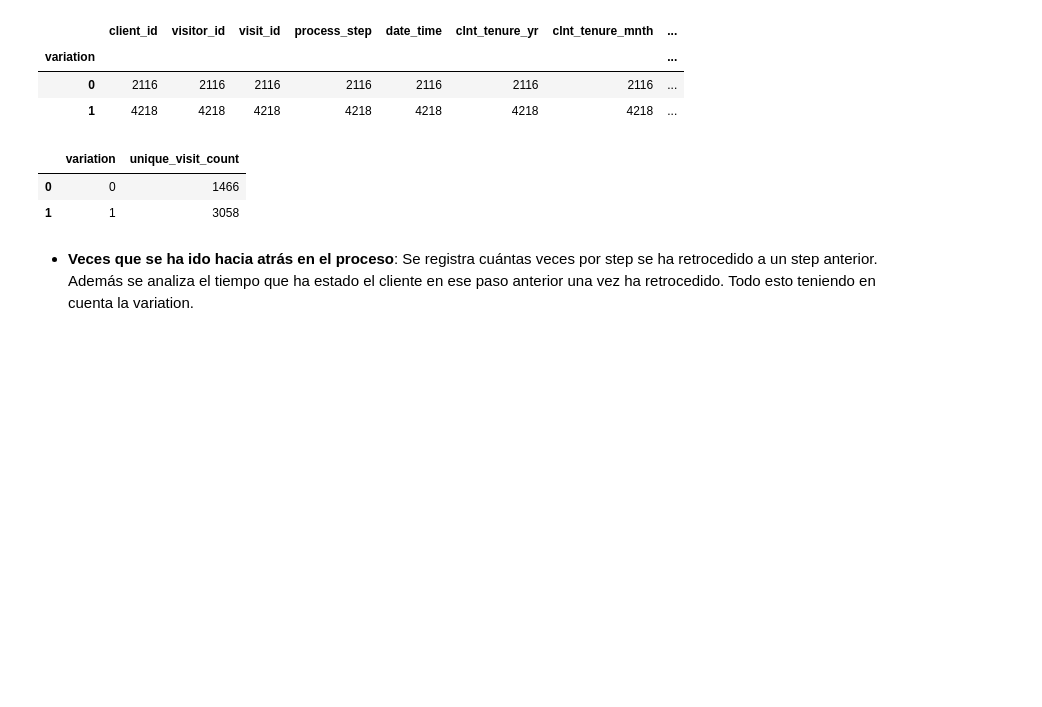
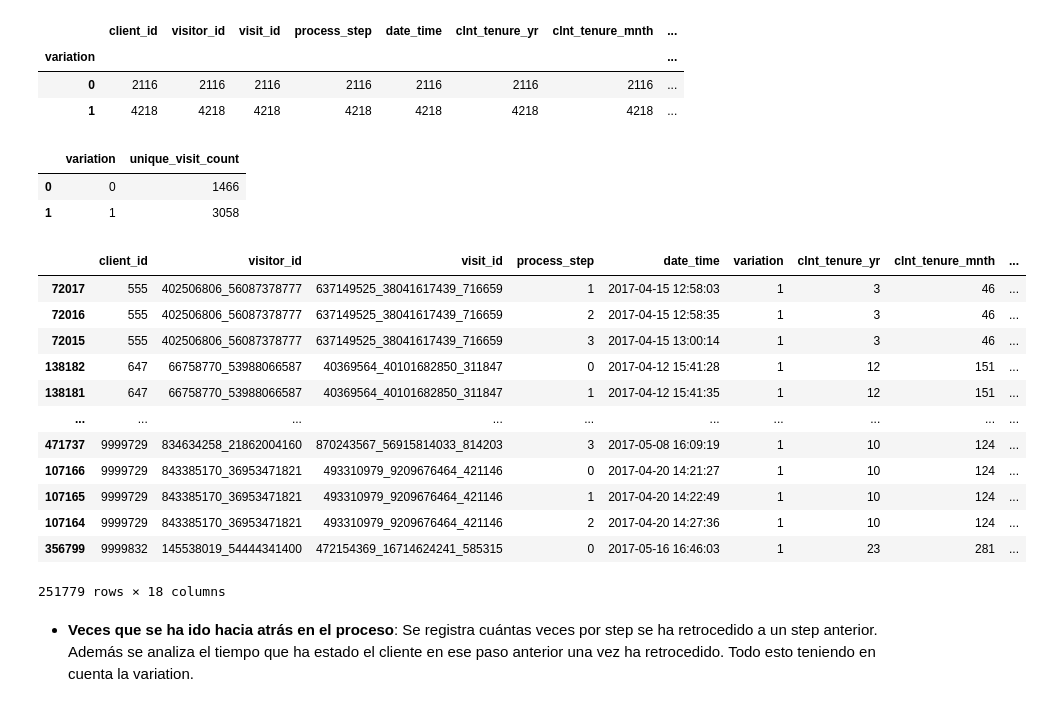
Before and after one commit to GabiCase/A-B_Testing, a Jupyter notebook: main.ipynb, the cells around one changed output. Drawn from its saved outputs; the diff is of its cells as text; code cells hidden in the pictures; blank space fills up the shorter version.

```diff
--- a/main.ipynb
+++ b/main.ipynb
@@ -773,6 +773,22 @@ count_unique_visits
 |  | variation | unique_visit_count |
 | 0 | 0 | 1466 |
 | 1 | 1 | 3058 |
+# %%
+df
+# %% [output]
+|  | client_id | visitor_id | visit_id | process_step | date_time | variation | clnt_tenure_yr | clnt_tenure_mnth | ... |
+| 72017 | 555 | 402506806_56087378777 | 637149525_38041617439_716659 | 1 | 2017-04-15 12:58:03 | 1 | 3 | 46 | ... |
+| 72016 | 555 | 402506806_56087378777 | 637149525_38041617439_716659 | 2 | 2017-04-15 12:58:35 | 1 | 3 | 46 | ... |
+| 72015 | 555 | 402506806_56087378777 | 637149525_38041617439_716659 | 3 | 2017-04-15 13:00:14 | 1 | 3 | 46 | ... |
+| 138182 | 647 | 66758770_53988066587 | 40369564_40101682850_311847 | 0 | 2017-04-12 15:41:28 | 1 | 12 | 151 | ... |
+| 138181 | 647 | 66758770_53988066587 | 40369564_40101682850_311847 | 1 | 2017-04-12 15:41:35 | 1 | 12 | 151 | ... |
+| ... | ... | ... | ... | ... | ... | ... | ... | ... | ... |
+| 471737 | 9999729 | 834634258_21862004160 | 870243567_56915814033_814203 | 3 | 2017-05-08 16:09:19 | 1 | 10 | 124 | ... |
+| 107166 | 9999729 | 843385170_36953471821 | 493310979_9209676464_421146 | 0 | 2017-04-20 14:21:27 | 1 | 10 | 124 | ... |
+| 107165 | 9999729 | 843385170_36953471821 | 493310979_9209676464_421146 | 1 | 2017-04-20 14:22:49 | 1 | 10 | 124 | ... |
+| 107164 | 9999729 | 843385170_36953471821 | 493310979_9209676464_421146 | 2 | 2017-04-20 14:27:36 | 1 | 10 | 124 | ... |
+| 356799 | 9999832 | 145538019_54444341400 | 472154369_16714624241_585315 | 0 | 2017-05-16 16:46:03 | 1 | 23 | 281 | ... |
+251779 rows × 18 columns
 # %% [markdown]
 - **Veces que se ha ido hacia atrás en el proceso**: Se registra cuántas veces por step se ha retrocedido a un step anterior. Además se analiza el tiempo que ha estado el cliente en ese paso anterior una vez ha retrocedido. Todo esto teniendo en cuenta la variation.
 # %%
```
Also changed, not shown: parts of 13 cells of this notebook.
